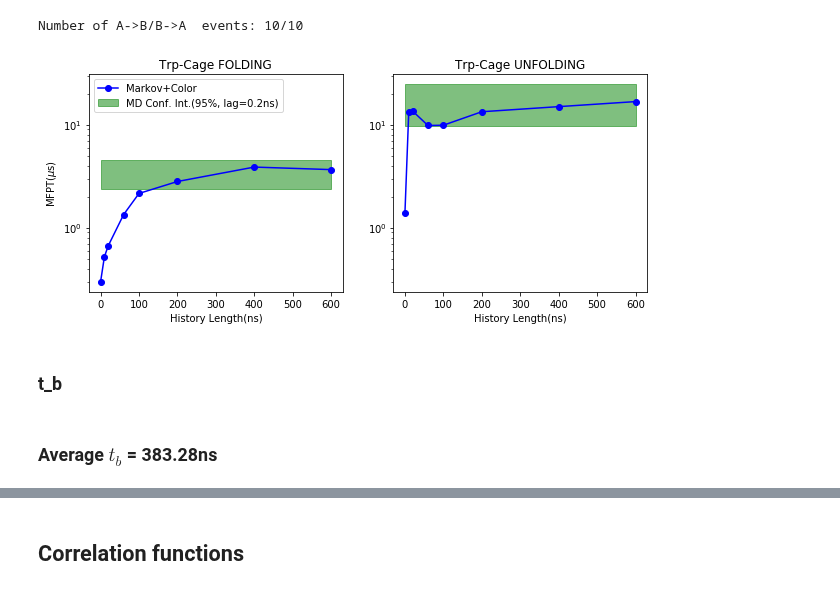
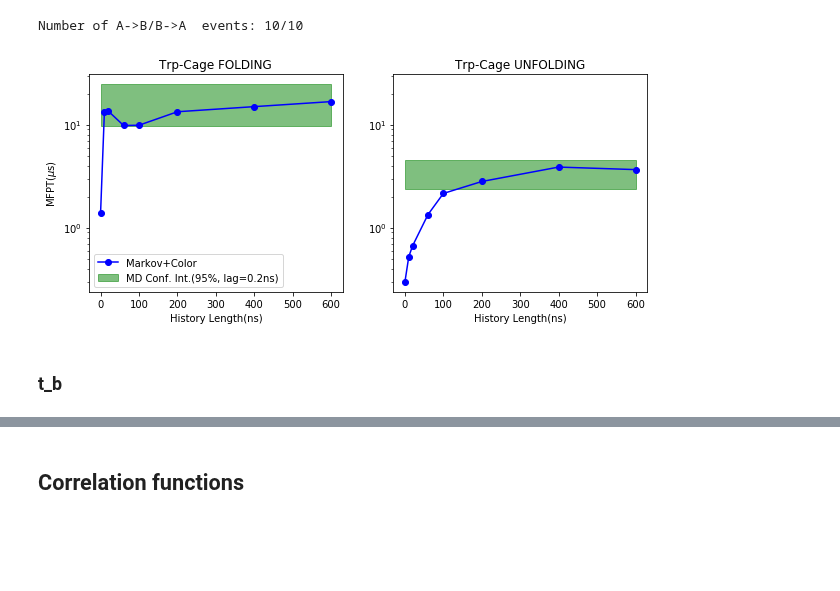
Before and after one commit to choderalab/msm-mfpt, a Jupyter notebook: models/Trpcage_model_mindist_rmsd.ipynb, the cells around one changed output, grey strips where cells are left out. Saved outputs shown, nothing was run; the diff lists cells and outputs as text; code cells hidden in the pictures; blank space fills up the shorter version.

```diff
--- a/models/Trpcage_model_mindist_rmsd.ipynb
+++ b/models/Trpcage_model_mindist_rmsd.ipynb
@@ -690,8 +690,8 @@ t_cut: 70.80ns, t_min: 72.28ns, t_max: 4.19e+05ns, tAB: 8.61ns
 # %%
 dt = 0.0002 # in micro-sec
 
-stateA = big_clusters_list[6][0]  #Folded
-stateB = big_clusters_list[6][1]   #Unfolded
+stateA = big_clusters_list[6][1]  #Folded
+stateB = big_clusters_list[6][0]   #Unfolded
 
 
 #lag_to_use = np.asarray([1, 5, 10, 20, 50, 100, 500, 1000, 2000])
@@ -714,0 +715,4 @@ model1.popA, model1.popB
+# %%
+kinetics = model1.mfpts()
+dt = 0.0002
+print(kinetics['mfptAB']*dt,kinetics['mfptBA']*dt)
@@ -839,41 +847,37 @@ fig =plt.figure(figsize = (10,4))
 
 err_maxAB = [emp_mfptAB + 2*emp_std_err_mfptAB for _ in history]
 err_minAB = [emp_mfptAB - 2*emp_std_err_mfptAB for _ in history]
 err_maxBA = [emp_mfptBA + 2*emp_std_err_mfptBA for _ in history]
 err_minBA = [emp_mfptBA - 2*emp_std_err_mfptBA for _ in history]
 
 ax1 = fig.add_subplot(121)
 ax1.fill_between(history*0.2, err_minAB, err_maxAB,
                  alpha=alpha, color="green", label="MD Conf. Int.(95%, lag=0.2ns)" )
 ax1.plot(history*0.2, mpc_mfptsAB, "-o", label="Markov+Color", color='b')
 ax1.set_yscale("log")
 ax1.set_title("Trp-Cage FOLDING")
 ax1.set_xlabel("History Length(ns)")
 ax1.set_ylabel("MFPT($\mu$s)")
-ax1.legend(loc='upper left')
+ax1.legend(loc='lower left')
 #ax1.set_xlim(-2,80)
 #ax1.set_ylim(0.01,10)
 
 ax2 = fig.add_subplot(122, sharey=ax1)
 ax2.fill_between(history*0.2, err_minBA, err_maxBA,
                  alpha=alpha, color="green", label="Conf. Int.(95%)" )
 ax2.plot(history*0.2, mpc_mfptsBA, "-o", label="Markov+Color", color='b')
 ax2.set_yscale("log")
 ax2.set_title("Trp-Cage UNFOLDING")
 ax2.set_xlabel("History Length(ns)")
 #ax2.legend(loc='upper left')
 #ax2.set_xlim(-2,80)
 #ax2.set_ylim(0.01,10)
 
 plt.show()
 # %% [output]
-[figure, old version]
+[figure, new version]
 # %% [markdown]
 ### t_b
 # %%
 nm_model.lag_time = 1
 empiric_fptsAB, empiric_fptsBA, tb_values = nm_model.empirical_fpts()
-# %%
-printmd("###  Average $t_b$ = {:.2f}ns".format(0.2*sum(tb_values)/len(tb_values)))
-# %% [output]
-###  Average $t_b$ = 383.28ns
```
Also changed, not shown: parts of 10 cells of this notebook, 2 other files.
